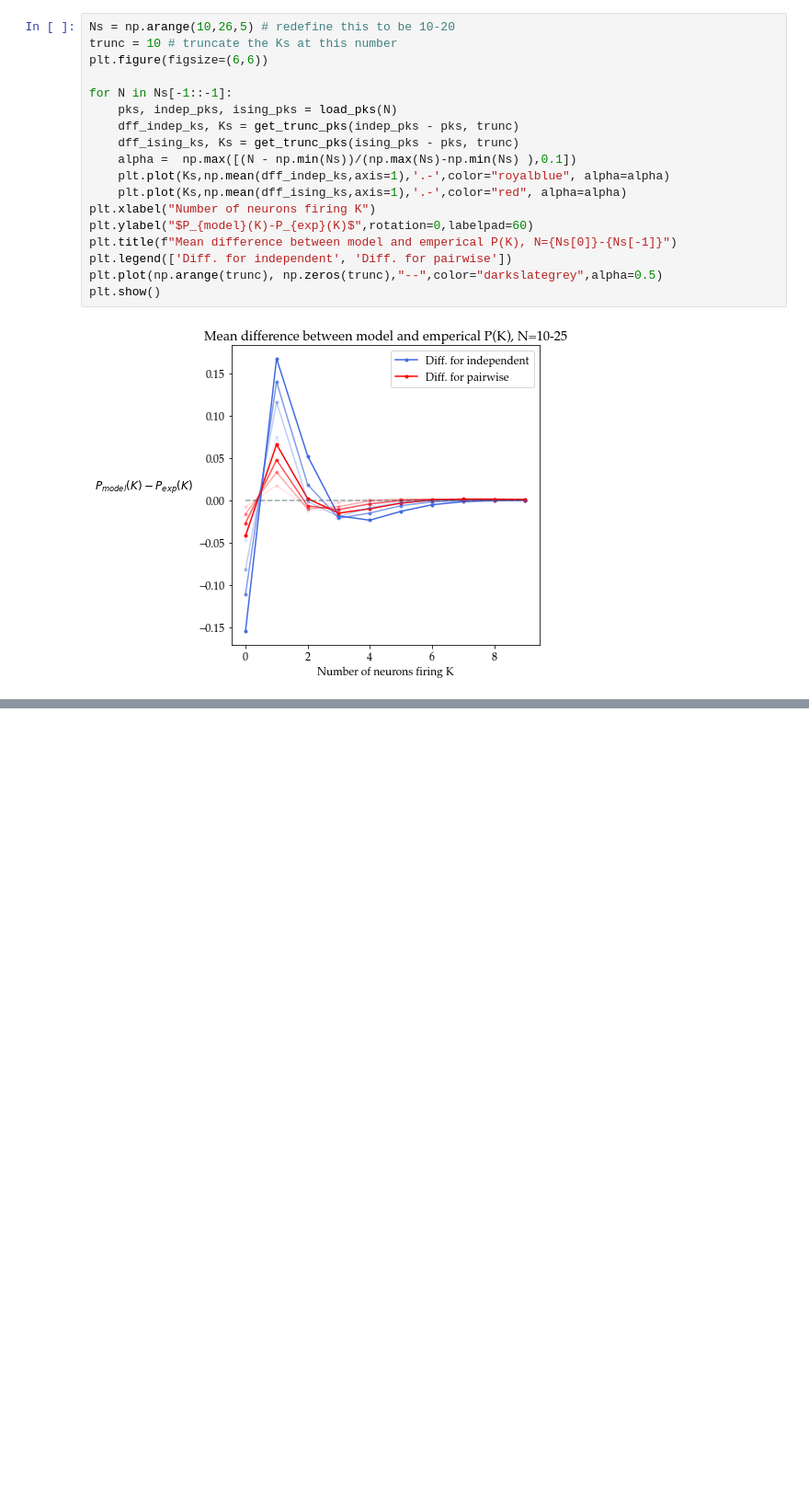
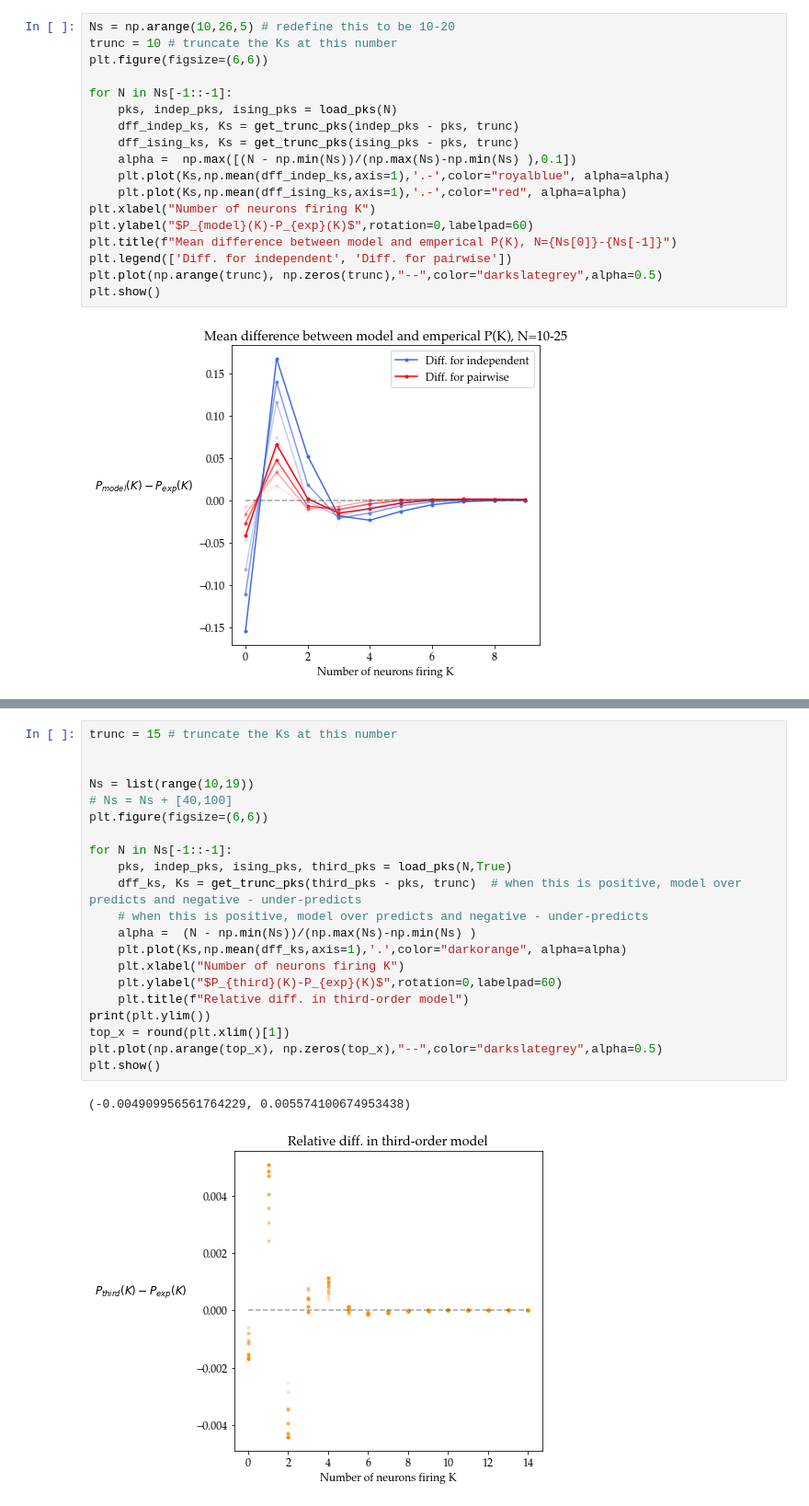
Before and after one commit to abramschon/maxent, a Jupyter notebook: notebooks/correlations.ipynb, the cells around one changed output, grey strips where cells are left out. Shown at 92% size. Saved outputs shown, nothing was run; the diff lists cells and outputs as text; blank space fills up the shorter version.

```diff
--- a/notebooks/correlations.ipynb
+++ b/notebooks/correlations.ipynb
@@ -422,0 +473,24 @@ plt.show()
+# %%
+trunc = 15 # truncate the Ks at this number
+
+
+Ns = list(range(10,19))
+# Ns = Ns + [40,100]
+plt.figure(figsize=(6,6))
+
+for N in Ns[-1::-1]:
+    pks, indep_pks, ising_pks, third_pks = load_pks(N,True)
+    dff_ks, Ks = get_trunc_pks(third_pks - pks, trunc)  # when this is positive, model over predicts and negative - under-predicts
+    # when this is positive, model over predicts and negative - under-predicts
+    alpha =  (N - np.min(Ns))/(np.max(Ns)-np.min(Ns) )
+    plt.plot(Ks,np.mean(dff_ks,axis=1),'.',color="darkorange", alpha=alpha)
+    plt.xlabel("Number of neurons firing K")
+    plt.ylabel("$P_{third}(K)-P_{exp}(K)$",rotation=0,labelpad=60)
+    plt.title(f"Relative diff. in third-order model")
+print(plt.ylim())
+top_x = round(plt.xlim()[1])
+plt.plot(np.arange(top_x), np.zeros(top_x),"--",color="darkslategrey",alpha=0.5)
+plt.show()
+# %% [output]
+(-0.004909956561764229, 0.005574100674953438)
+[figure, added]
```
Also changed, not shown: parts of 4 cells of this notebook.
